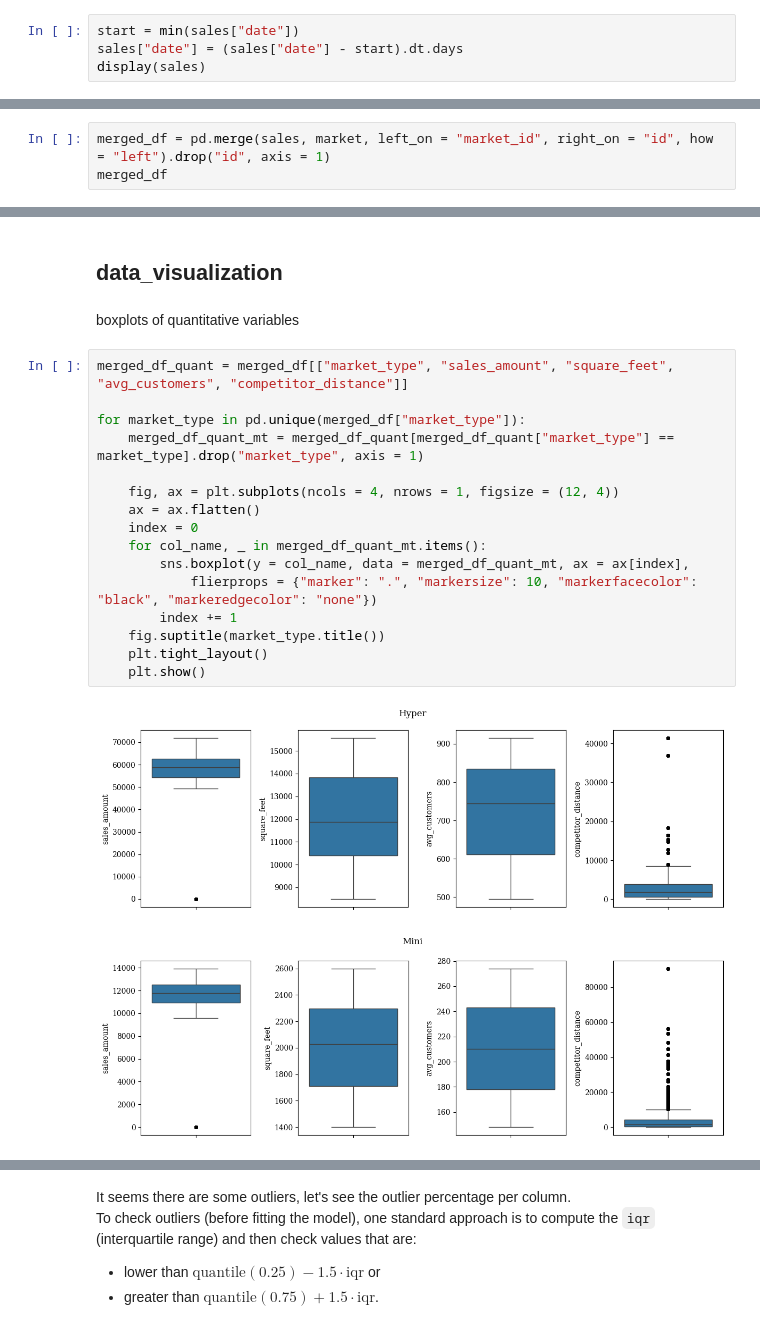
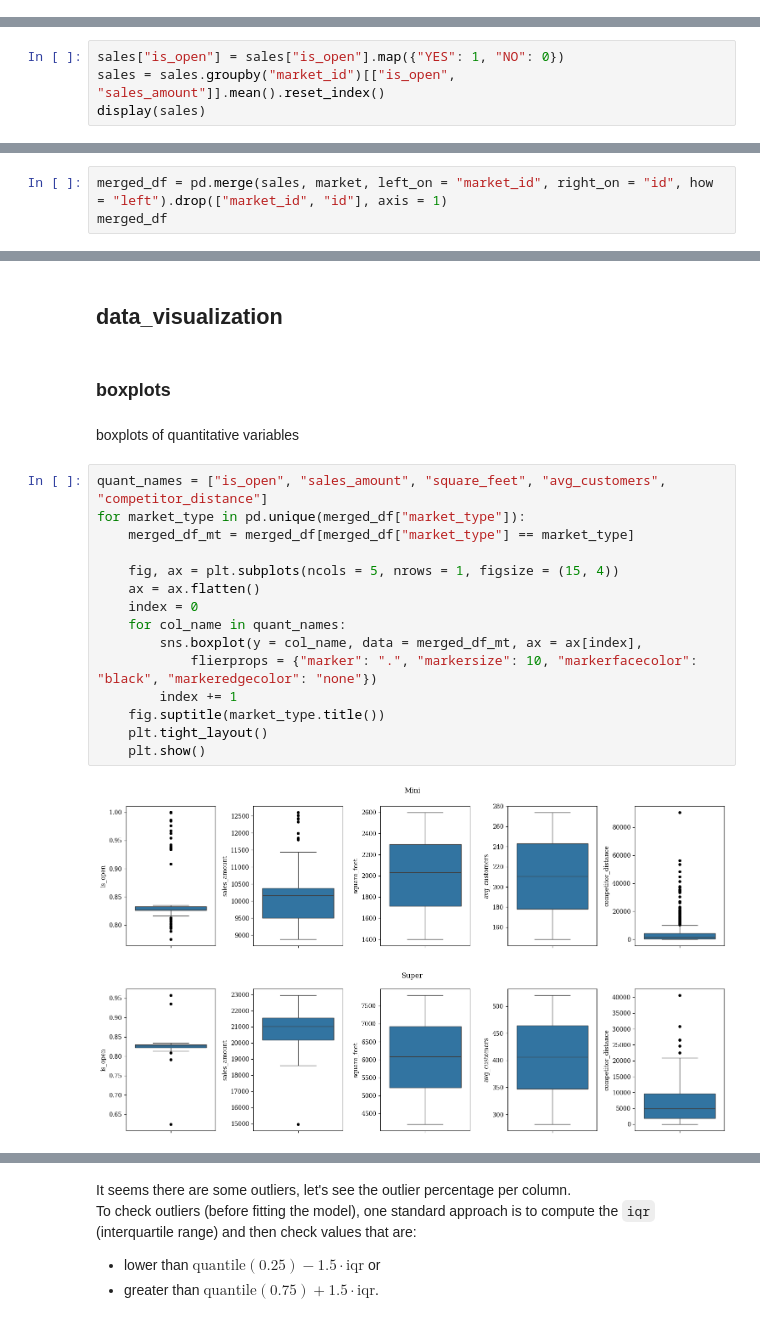
Before and after one commit to caporali/statistical_machine_learning_project, a Jupyter notebook: project_sml.ipynb, the cells around one changed output, grey strips where cells are left out. Drawn from its saved outputs; the diff is of its cells as text.

Commit message:
minor update
- major modifications to dataset and plots;
- beginning of regression (incomplete).

```diff
--- a/project_sml.ipynb
+++ b/project_sml.ipynb
@@ -487,7 +487,3 @@ the rows with non correct values are: []
 ## build dataset
 # %% [markdown]
 collapse temporal information of sales
-# %%
-start = min(sales["date"])
-sales["date"] = (sales["date"] - start).dt.days
-display(sales)
@@ -507,0 +490,4 @@ display(sales)
+# %%
+sales["is_open"] = sales["is_open"].map({"YES": 1, "NO": 0})
+sales = sales.groupby("market_id")[["is_open", "sales_amount"]].mean().reset_index()
+display(sales)
@@ -508,6 +508,6 @@ display(sales)
 # %% [markdown]
 merge datasets
 # %%
-merged_df = pd.merge(sales, market, left_on = "market_id", right_on = "id", how = "left").drop("id", axis = 1)
+merged_df = pd.merge(sales, market, left_on = "market_id", right_on = "id", how = "left").drop(["market_id", "id"], axis = 1)
 merged_df
 # %% [output]
@@ -527,23 +527,24 @@ merged_df
 # %% [markdown]
 ## data_visualization
+# %% [markdown]
+### boxplots
 # %% [markdown]
 boxplots of quantitative variables
 # %%
-merged_df_quant = merged_df[["market_type", "sales_amount", "square_feet", "avg_customers", "competitor_distance"]]
+quant_names = ["is_open", "sales_amount", "square_feet", "avg_customers", "competitor_distance"]
+for market_type in pd.unique(merged_df["market_type"]):
+	merged_df_mt = merged_df[merged_df["market_type"] == market_type]
 
-for market_type in pd.unique(merged_df["market_type"]):
-	merged_df_quant_mt = merged_df_quant[merged_df_quant["market_type"] == market_type].drop("market_type", axis = 1)
-
-	fig, ax = plt.subplots(ncols = 4, nrows = 1, figsize = (12, 4))
+	fig, ax = plt.subplots(ncols = 5, nrows = 1, figsize = (15, 4))
 	ax = ax.flatten()
 	index = 0
-	for col_name, _ in merged_df_quant_mt.items():
-		sns.boxplot(y = col_name, data = merged_df_quant_mt, ax = ax[index],
+	for col_name in quant_names:
+		sns.boxplot(y = col_name, data = merged_df_mt, ax = ax[index],
 			flierprops = {"marker": ".", "markersize": 10, "markerfacecolor": "black", "markeredgecolor": "none"})
 		index += 1
 	fig.suptitle(market_type.title())
 	plt.tight_layout()
 	plt.show()
 # %% [output]
-[figure, old version]
+[figure, new version]
-[figure, old version]
+[figure, new version]
```
Also changed, not shown: parts of 18 cells of this notebook.
